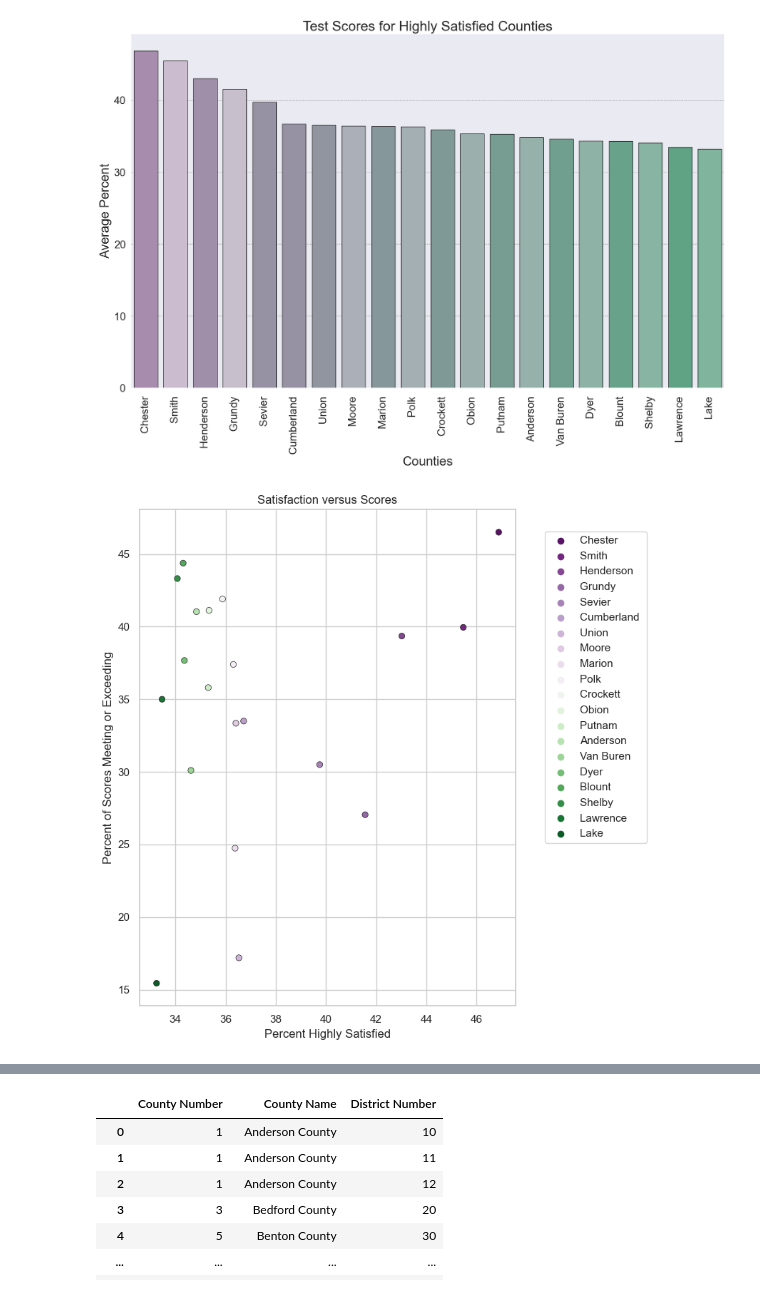
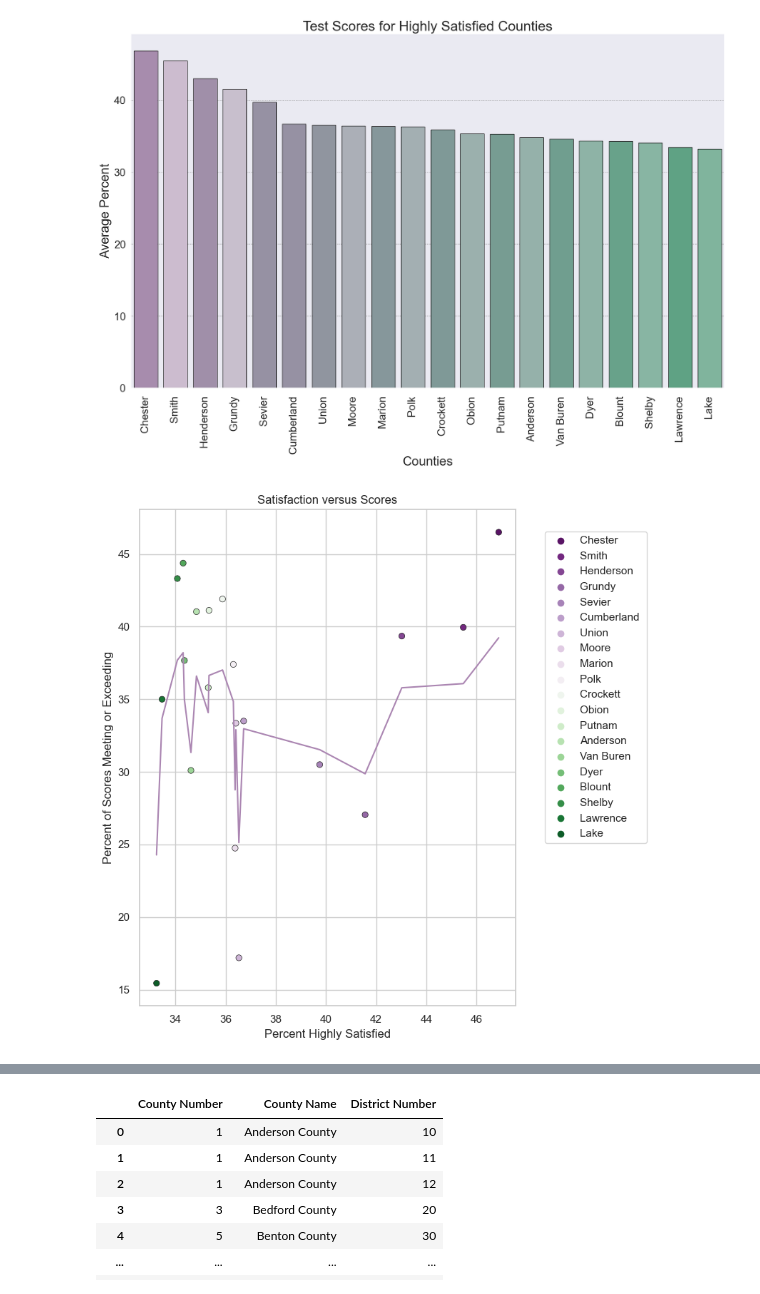
Before and after one commit to JenHall82/jen_capstone, a Jupyter notebook: notebooks/jen_capstone.ipynb, the cells around one changed output, grey strips where cells are left out. Saved outputs shown, nothing was run; the diff lists cells and outputs as text; code cells hidden in the pictures.

```diff
--- a/notebooks/jen_capstone.ipynb
+++ b/notebooks/jen_capstone.ipynb
@@ -812,26 +812,31 @@ plt.savefig('../data/high_sat_counties.png', bbox_inches="tight");
 # %%
 colors = ['#AB86B2', '#CEB9D2', '#A18BAD', '#C9BCD0', '#958EA6', '#958EA6', '#8D94A2', '#A9AEB9', '#83999E', '#A0B1B4',
           '#7B9D9A', '#98B3B0', '#71A295', '#90B6AC', '#68A691', '#88B9A8', '#5FAB8B', '#81BCA4', '#54AD85', '#77BD9E']
 
 customPalette = sns.set_palette(sns.color_palette(colors))
 
 plt.figure(figsize = (8,8))
 sns.set(style="whitegrid")
 sns.scatterplot(x = 'per_strongly_agree',
             y = 'pct_met_exceeded',
             data = top_satisfied_with_scores,
             palette = 'PRGn',
                 hue = 'county',
                 edgecolor = '.1')
 plt.xlabel('Percent Highly Satisfied')
 plt.ylabel('Percent of Scores Meeting or Exceeding')
 plt.title('Satisfaction versus Scores')
 plt.legend(bbox_to_anchor=(1.02, 1), loc='upper left', borderaxespad=2)
+
+z = np.polyfit(top_satisfied_with_scores['per_strongly_agree'], top_satisfied_with_scores['pct_met_exceeded'], 1)
+p = np.poly1d(z)
+plt.plot(top_satisfied_with_scores['per_strongly_agree'],p(top_satisfied_with_scores['pct_met_exceeded']),"#AB86B2")
+
 plt.tight_layout()
 
 plt.savefig('../data/high_sat_counties_and_scores.png');
 # %% [output]
-[figure, old version]
+[figure, new version]
 # %%
 top_sat_scores.to_csv('../data/top_sat_scores.csv')
 # %%
```
Also changed, not shown: parts of 7 cells of this notebook.
